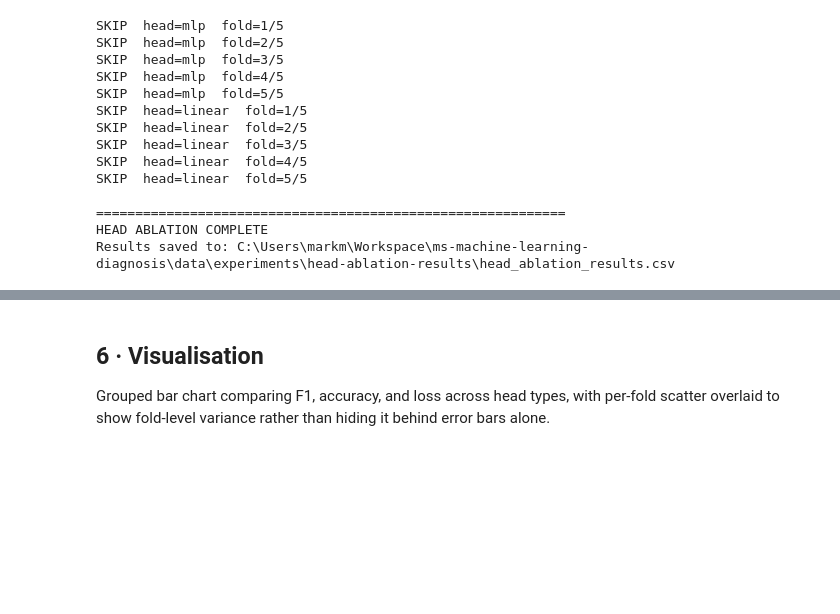
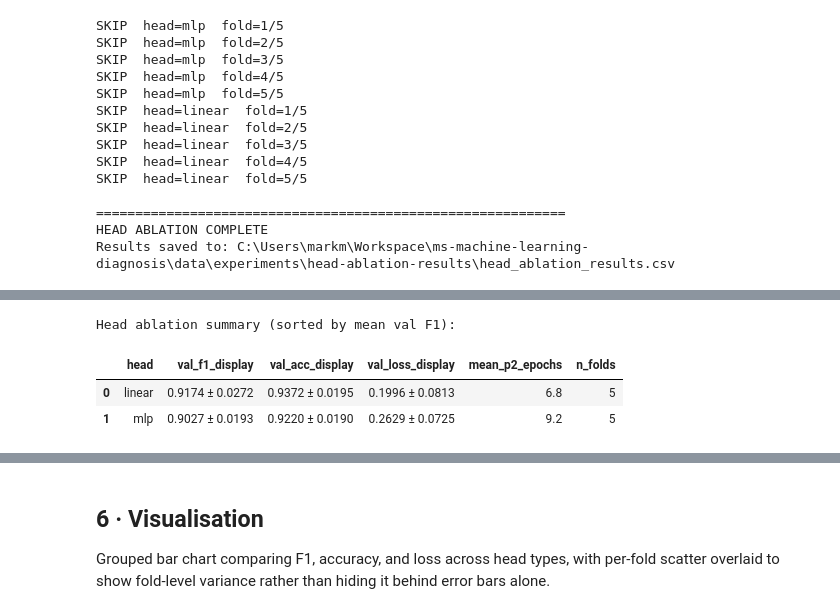
Before and after one commit to Mark-McNaught/ms-machine-learning-diagnosis, a Jupyter notebook: src/experiments/head-ablation.ipynb, the cells around one changed output, grey strips where cells are left out. Saved outputs shown, nothing was run; the diff lists cells and outputs as text; code cells hidden in the pictures; blank space fills up the shorter version.

```diff
--- a/src/experiments/head-ablation.ipynb
+++ b/src/experiments/head-ablation.ipynb
@@ -315,29 +318,34 @@ if len(df_fail) > 0:
 # %%
 # Summary table — mean ± std across folds for each head type
 summary = (
     df_ok
     .groupby("head")
     .agg(
         mean_val_f1   = ("val_f1",        "mean"),
         std_val_f1    = ("val_f1",        "std"),
         mean_val_acc  = ("val_acc",       "mean"),
         std_val_acc   = ("val_acc",       "std"),
         mean_val_loss = ("val_loss",      "mean"),
         std_val_loss  = ("val_loss",      "std"),
         mean_p2_epochs= ("p2_epochs_run", "mean"),
         n_folds       = ("val_f1",        "count"),
     )
     .reset_index()
     .sort_values("mean_val_f1", ascending=False)
 )
 
-summary["val_f1_fmt"]  = summary.apply(lambda r: f"{r.mean_val_f1:.4f} ± {r.std_val_f1:.4f}", axis=1)
-summary["val_acc_fmt"] = summary.apply(lambda r: f"{r.mean_val_acc:.4f} ± {r.std_val_acc:.4f}", axis=1)
-summary["val_loss_fmt"]= summary.apply(lambda r: f"{r.mean_val_loss:.4f} ± {r.std_val_loss:.4f}", axis=1)
+summary["val_f1_display"]  = summary.apply(lambda r: f"{r.mean_val_f1:.4f} ± {r.std_val_f1:.4f}", axis=1)
+summary["val_acc_display"] = summary.apply(lambda r: f"{r.mean_val_acc:.4f} ± {r.std_val_acc:.4f}", axis=1)
+summary["val_loss_display"]= summary.apply(lambda r: f"{r.mean_val_loss:.4f} ± {r.std_val_loss:.4f}", axis=1)
 
-display_cols = ["head", "val_f1_fmt", "val_acc_fmt", "val_loss_fmt", "mean_p2_epochs", "n_folds"]
+display_cols = ["head", "val_f1_display", "val_acc_display", "val_loss_display", "mean_p2_epochs", "n_folds"]
 print("\nHead ablation summary (sorted by mean val F1):\n")
 summary[display_cols]
+# %% [output]
+Head ablation summary (sorted by mean val F1):
+|  | head | val_f1_display | val_acc_display | val_loss_display | mean_p2_epochs | n_folds |
+| 0 | linear | 0.9174 ± 0.0272 | 0.9372 ± 0.0195 | 0.1996 ± 0.0813 | 6.8 | 5 |
+| 1 | mlp | 0.9027 ± 0.0193 | 0.9220 ± 0.0190 | 0.2629 ± 0.0725 | 9.2 | 5 |
 # %%
 # Winning head — selection criterion: F1 > acc > loss
 best = summary.sort_values(
```
Also changed, not shown: parts of 13 cells of this notebook, 1 other file.
